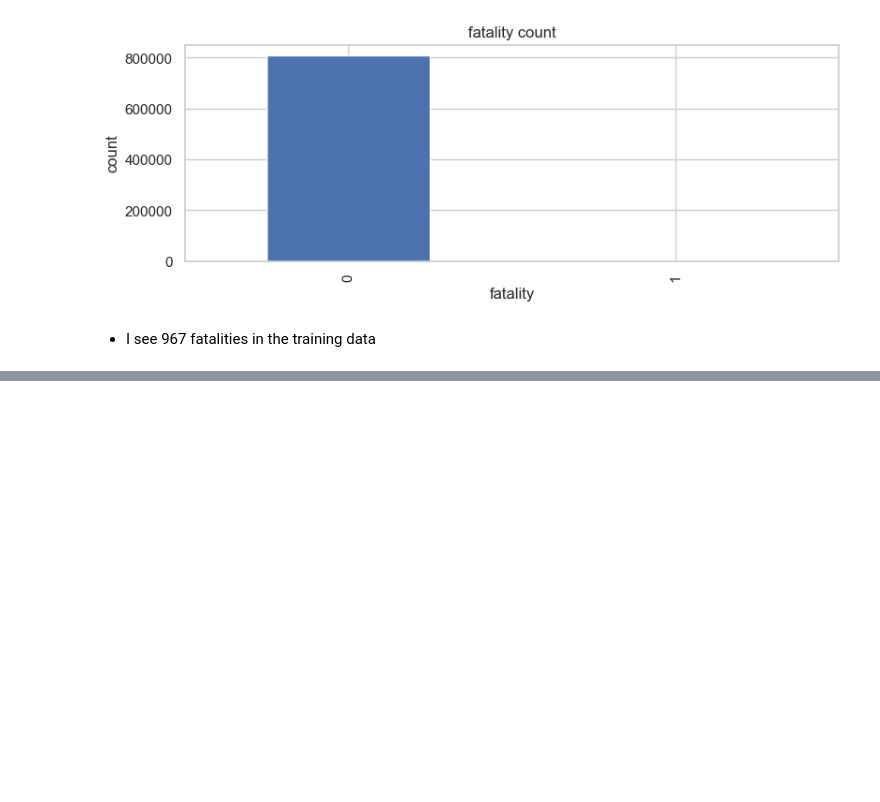
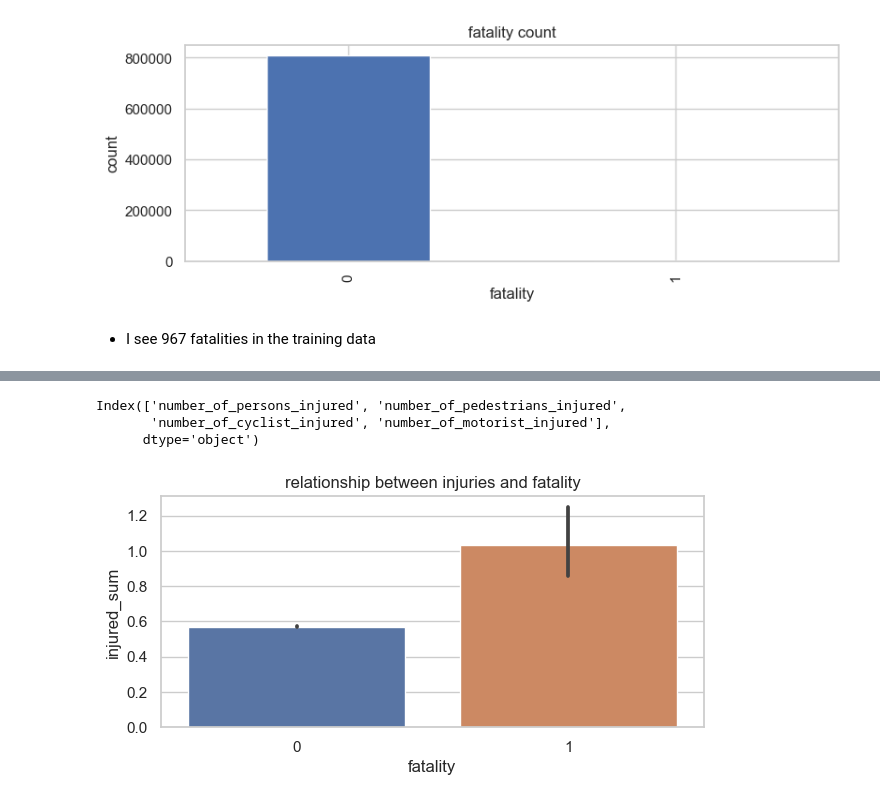
Before and after one commit to MigashaneVictoire/CNY_motor_Vehicle_collisions, a Jupyter notebook: 03_explore_work_file.ipynb, the cells around one changed output, grey strips where cells are left out. Saved outputs shown, nothing was run; the diff lists cells and outputs as text; code cells hidden in the pictures; blank space fills up the shorter version.

Commit message:
add explore

```diff
--- a/03_explore_work_file.ipynb
+++ b/03_explore_work_file.ipynb
@@ -212,0 +218,21 @@ Name: fatality, dtype: int64
+# %%
+# select only the injured columns
+injured_cols = train.columns[train.columns.str.contains("injured")]
+injured_cols
+# %% [output]
+Index(['number_of_persons_injured', 'number_of_pedestrians_injured',
+       'number_of_cyclist_injured', 'number_of_motorist_injured'],
+      dtype='object')
+# %%
+# sum of all the injured columns
+train["injured_sum"] = train[injured_cols].sum(axis=1)
+# %%
+# plot relationship between injuries and fatality
+plt.figure(figsize=(7,3))
+sns.barplot(data=train, x="fatality", y="injured_sum")
+plt.title("relationship between injuries and fatality")
+# save the generated visual to folder
+explore_.save_visuals(fig= plt.gcf(), viz_name= "injuries_and_fatality", folder_name= 2)
+plt.show()
+# %% [output]
+[figure, added]
```
Also changed, not shown: parts of 28 cells of this notebook.
